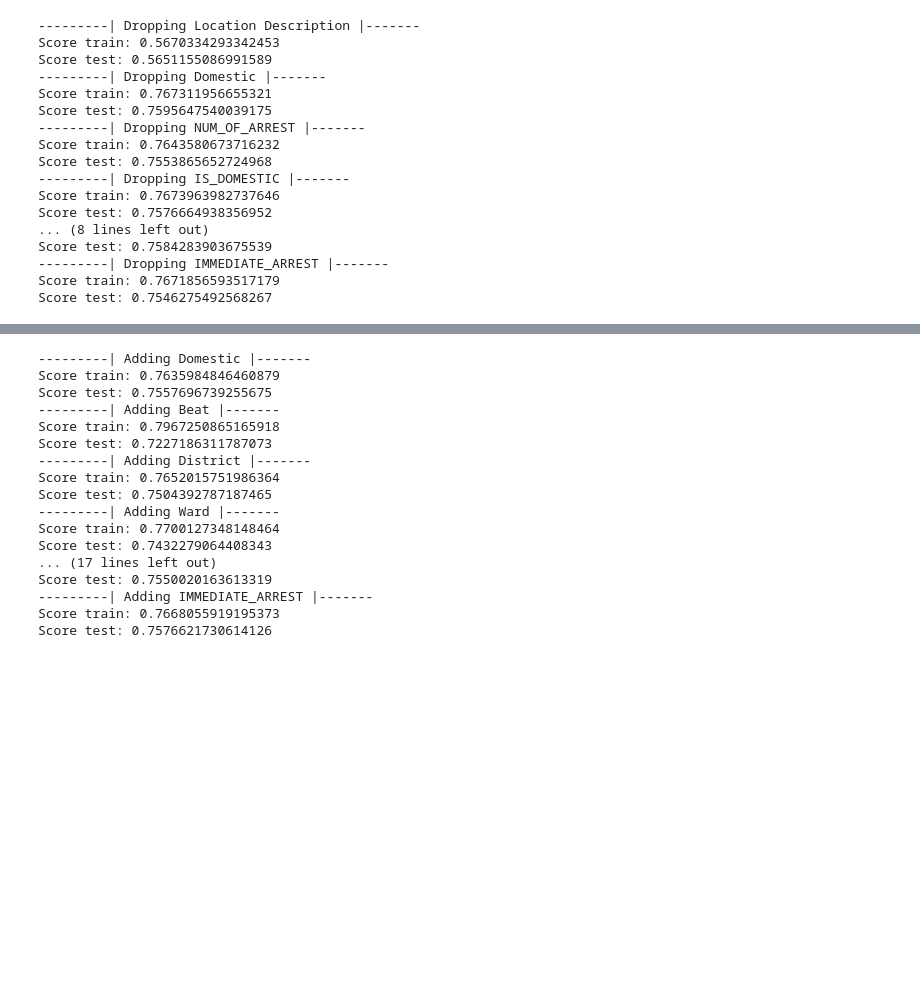
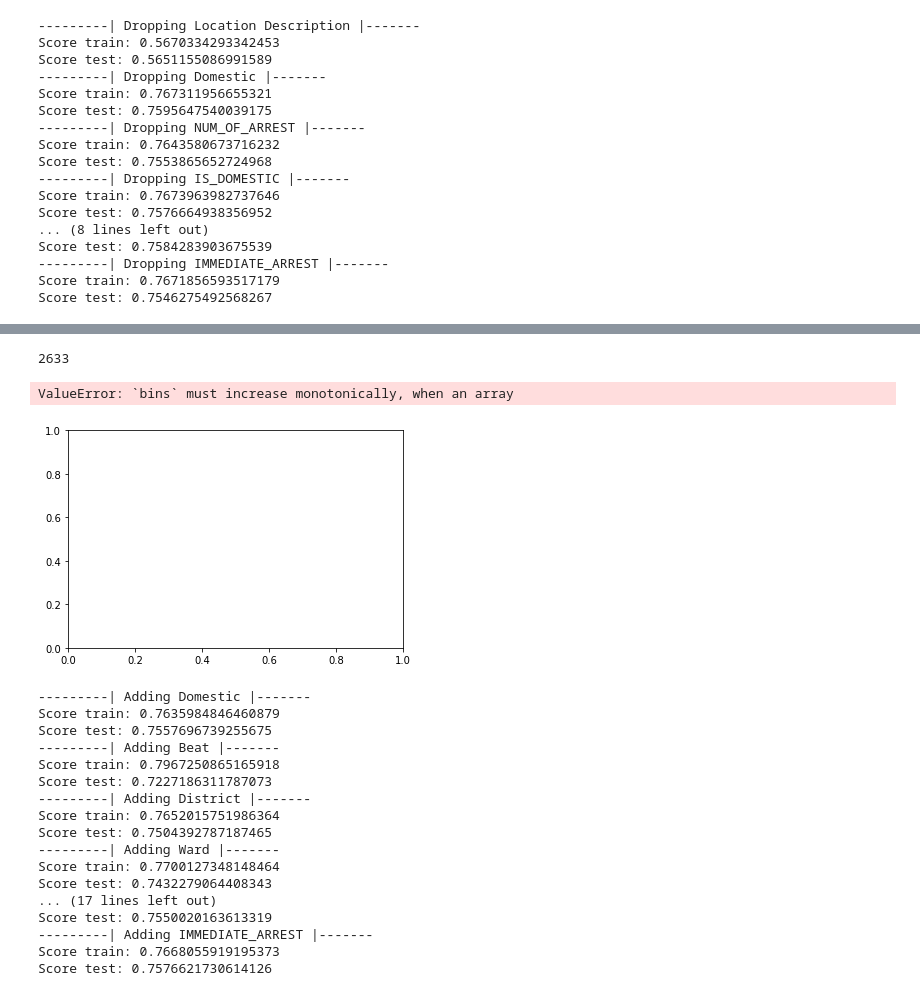
Before and after one commit to antoniomari/Ingegneria-della-conoscenza, a Jupyter notebook: source/Supervised nb.ipynb, the cells around one changed output, grey strips where cells are left out. Cells and saved outputs as stored; diff of their text form; code cells hidden in the pictures; blank space fills up the shorter version.

```diff
--- a/source/Supervised nb.ipynb
+++ b/source/Supervised nb.ipynb
@@ -520,6 +534,15 @@ print("Score test: " + str(score_test))
 ---------| Dropping IMMEDIATE_ARREST |-------
 Score train: 0.7671856593517179
 Score test: 0.7546275492568267
+# %%
+print(len(X_corrected))
+X[X['']]
+plt.hist(X_corrected, y)
+plt.show()
+# %% [output]
+2633
+ValueError: `bins` must increase monotonically, when an array
+[figure, added]
 # %%
 # retain only Street Location
 X_corrected = pd.DataFrame(X_corrected)
```
Also changed, not shown: parts of 2 cells of this notebook, 4 other files.
